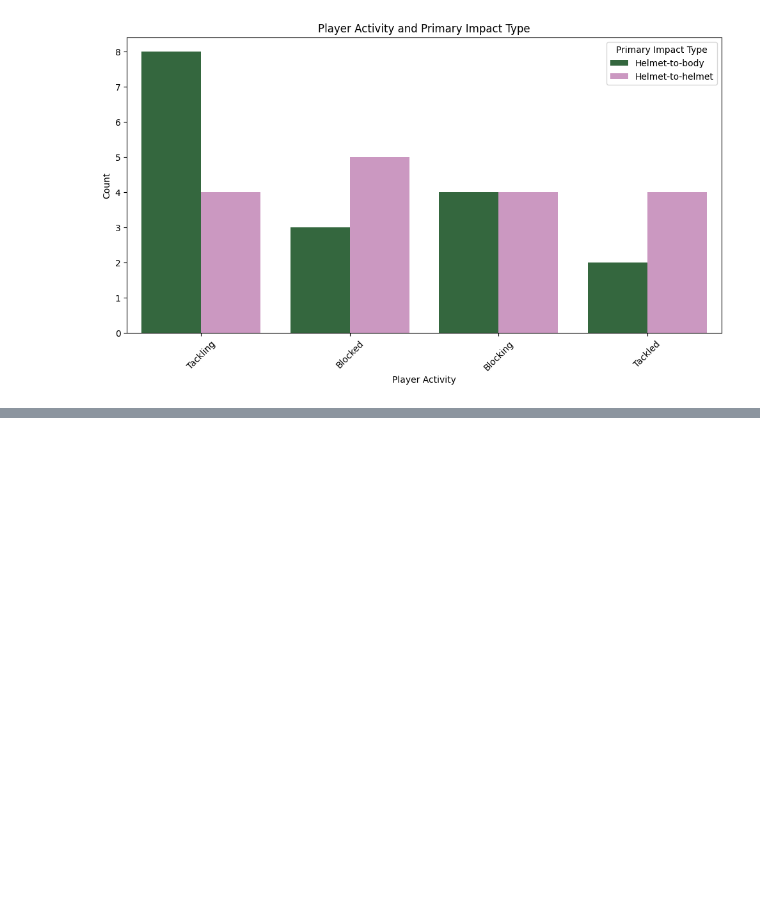
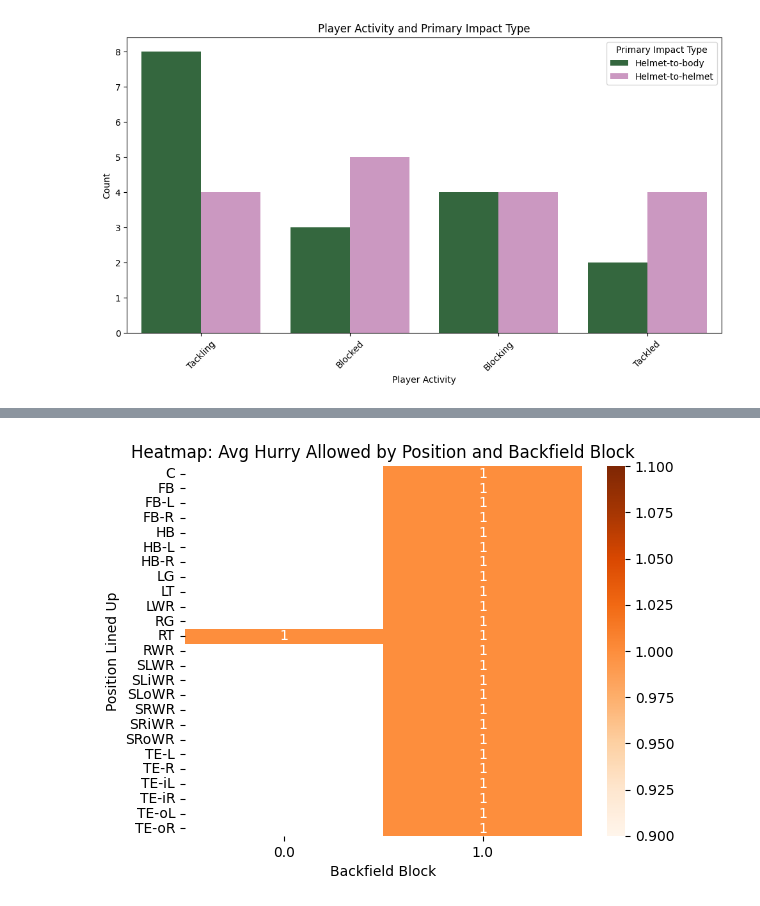
Before and after one commit to johnsahn2002/Capstone-Coding, a Jupyter notebook: Data Analysis/EDA_player_health.ipynb, the cells around one changed output, grey strips where cells are left out. Cells and saved outputs as stored; diff of their text form; code cells hidden in the pictures; blank space fills up the shorter version.

```diff
--- a/Data Analysis/EDA_player_health.ipynb
+++ b/Data Analysis/EDA_player_health.ipynb
@@ -839,0 +1045,15 @@ plt.show()
+# %%
+pivot = pff_data_cleaned.pivot_table(
+    values='pff_hurryAllowed',
+    index='pff_positionLinedUp',
+    columns='pff_backFieldBlock',
+    aggfunc='mean'
+)
+
+sns.heatmap(pivot, annot=True, cmap='Oranges')
+plt.title("Heatmap: Avg Hurry Allowed by Position and Backfield Block")
+plt.ylabel("Position Lined Up")
+plt.xlabel("Backfield Block")
+plt.show()
+# %% [output]
+[figure, added]
```
Also changed, not shown: parts of 21 cells of this notebook.
